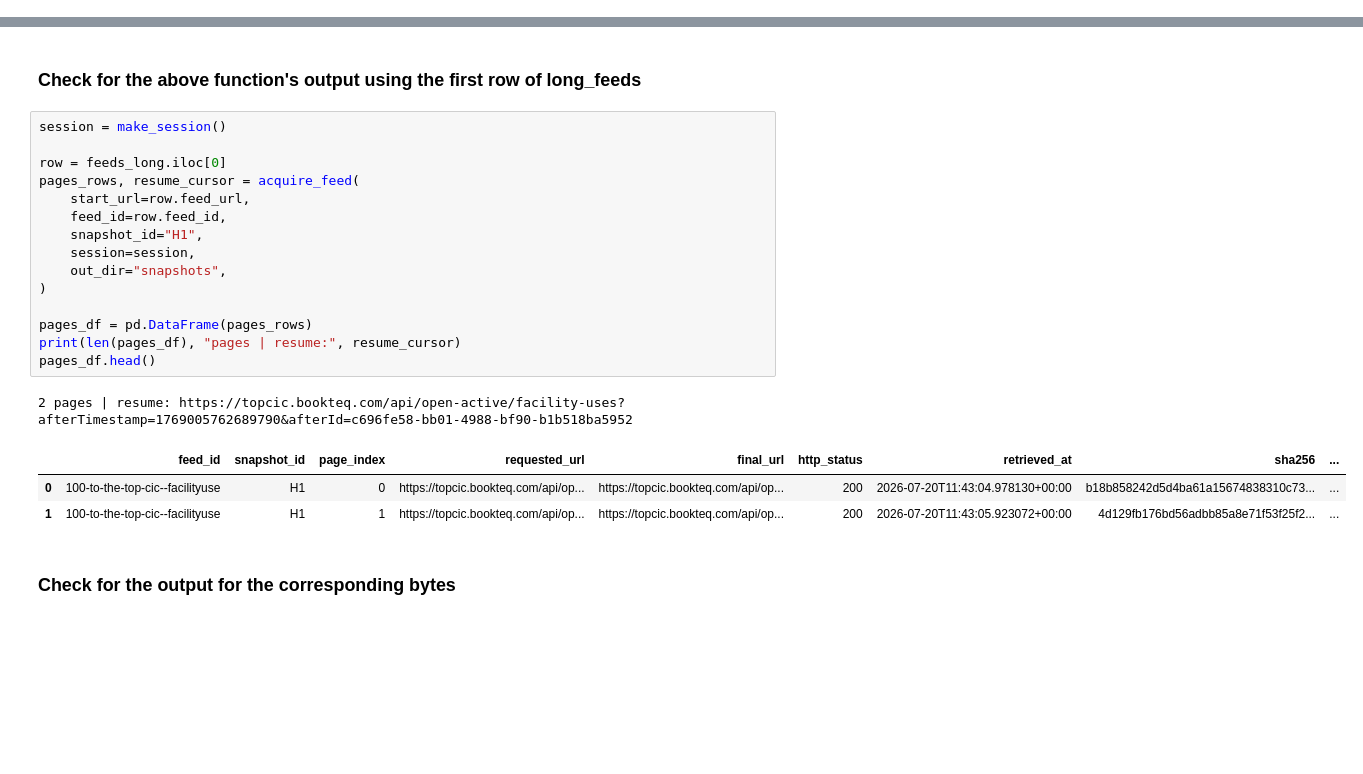
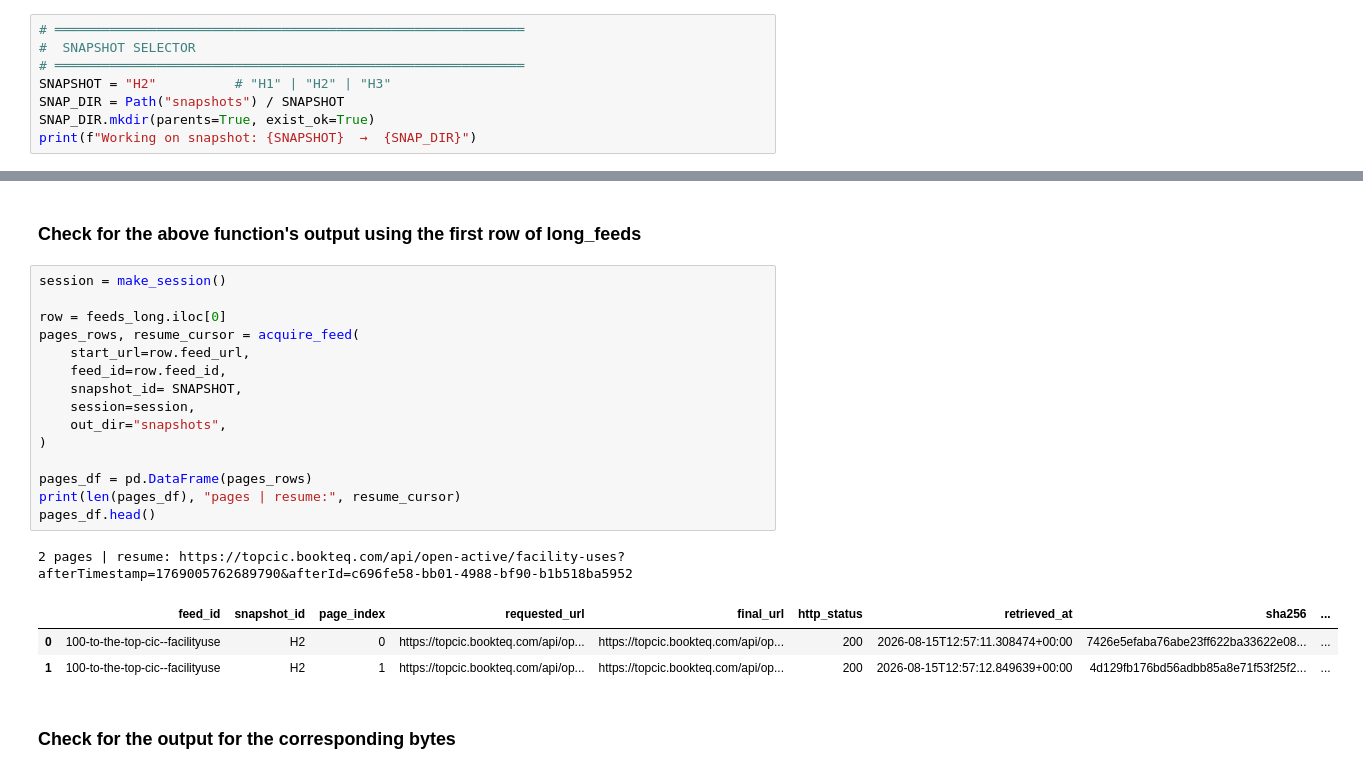
Before and after one commit to michaelsamuel2005/ls-openactive, a Jupyter notebook: notebooks/data_acquisition.ipynb, the cells around one changed output, grey strips where cells are left out. Drawn from its saved outputs; the diff is of its cells as text; blank space fills up the shorter version.

```diff
--- a/notebooks/data_acquisition.ipynb
+++ b/notebooks/data_acquisition.ipynb
@@ -38,3 +38,11 @@ HARVEST_DATE = date.today().isoformat()   # date the corpus was pulled
 
 def printer(arg):                          # indented JSON, per the OA package docs
     print(json.dumps(arg, indent=4))
+# %%
+# ════════════════════════════════════════════════════════════
+#  SNAPSHOT SELECTOR
+# ════════════════════════════════════════════════════════════
+SNAPSHOT = "H2"          # "H1" | "H2" | "H3"
+SNAP_DIR = Path("snapshots") / SNAPSHOT
+SNAP_DIR.mkdir(parents=True, exist_ok=True)
+print(f"Working on snapshot: {SNAPSHOT}  →  {SNAP_DIR}")
@@ -442,23 +452,23 @@ def acquire_feed(start_url, feed_id, snapshot_id, session, out_dir,
 # %%
 session = make_session()
 
 row = feeds_long.iloc[0]
 pages_rows, resume_cursor = acquire_feed(
     start_url=row.feed_url,
     feed_id=row.feed_id,
-    snapshot_id="H1",
+    snapshot_id= SNAPSHOT,
     session=session,
     out_dir="snapshots",
 )
 
 pages_df = pd.DataFrame(pages_rows)
 print(len(pages_df), "pages | resume:", resume_cursor)
 pages_df.head()
 # %% [output]
 2 pages | resume: https://topcic.bookteq.com/api/open-active/facility-uses?afterTimestamp=1769005762689790&afterId=c696fe58-bb01-4988-bf90-b1b518ba5952
 |  | feed_id | snapshot_id | page_index | requested_url | final_url | http_status | retrieved_at | sha256 | ... |
-| 0 | 100-to-the-top-cic--facilityuse | H1 | 0 | https://topcic.bookteq.com/api/op... | https://topcic.bookteq.com/api/op... | 200 | 2026-07-20T11:43:04.978130+00:00 | b18b858242d5d4ba61a15674838310c73... | ... |
-| 1 | 100-to-the-top-cic--facilityuse | H1 | 1 | https://topcic.bookteq.com/api/op... | https://topcic.bookteq.com/api/op... | 200 | 2026-07-20T11:43:05.923072+00:00 | 4d129fb176bd56adbb85a8e71f53f25f2... | ... |
+| 0 | 100-to-the-top-cic--facilityuse | H2 | 0 | https://topcic.bookteq.com/api/op... | https://topcic.bookteq.com/api/op... | 200 | 2026-08-15T12:57:11.308474+00:00 | 7426e5efaba76abe23ff622ba33622e08... | ... |
+| 1 | 100-to-the-top-cic--facilityuse | H2 | 1 | https://topcic.bookteq.com/api/op... | https://topcic.bookteq.com/api/op... | 200 | 2026-08-15T12:57:12.849639+00:00 | 4d129fb176bd56adbb85a8e71f53f25f2... | ... |
 # %% [markdown]
 ### Check for the output for the corresponding bytes
 # %%
```
Also changed, not shown: parts of 14 cells of this notebook.
